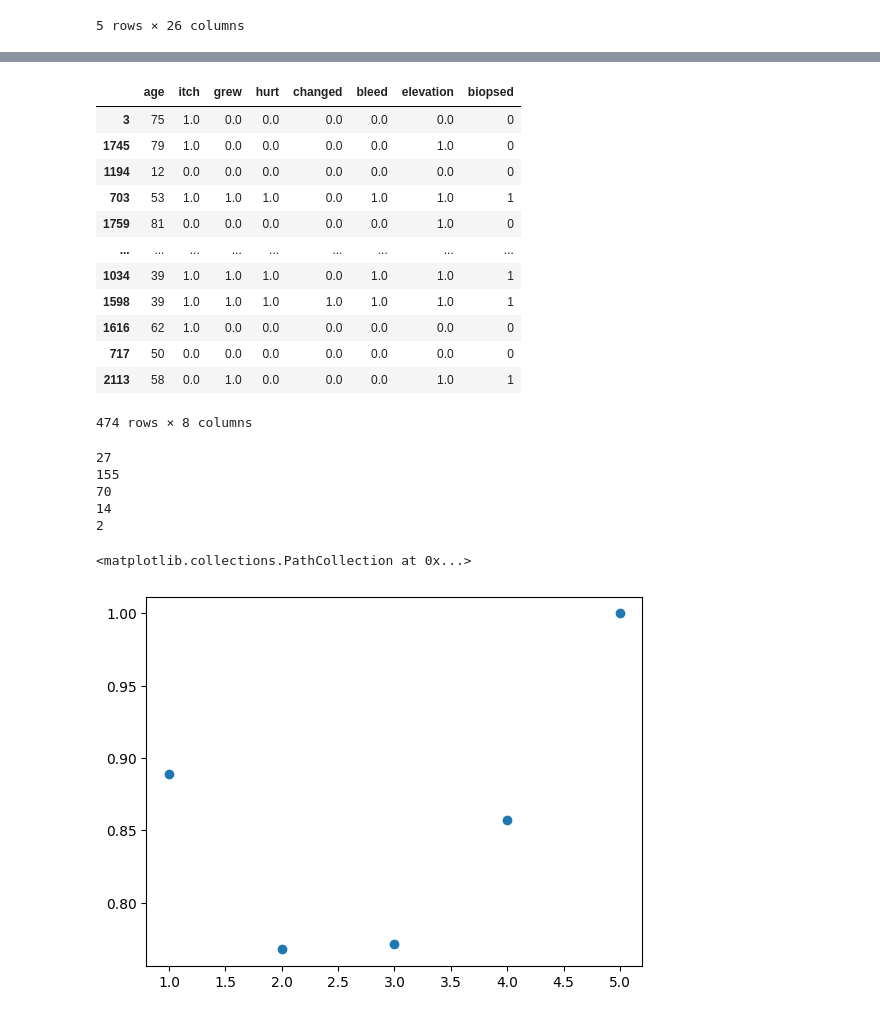
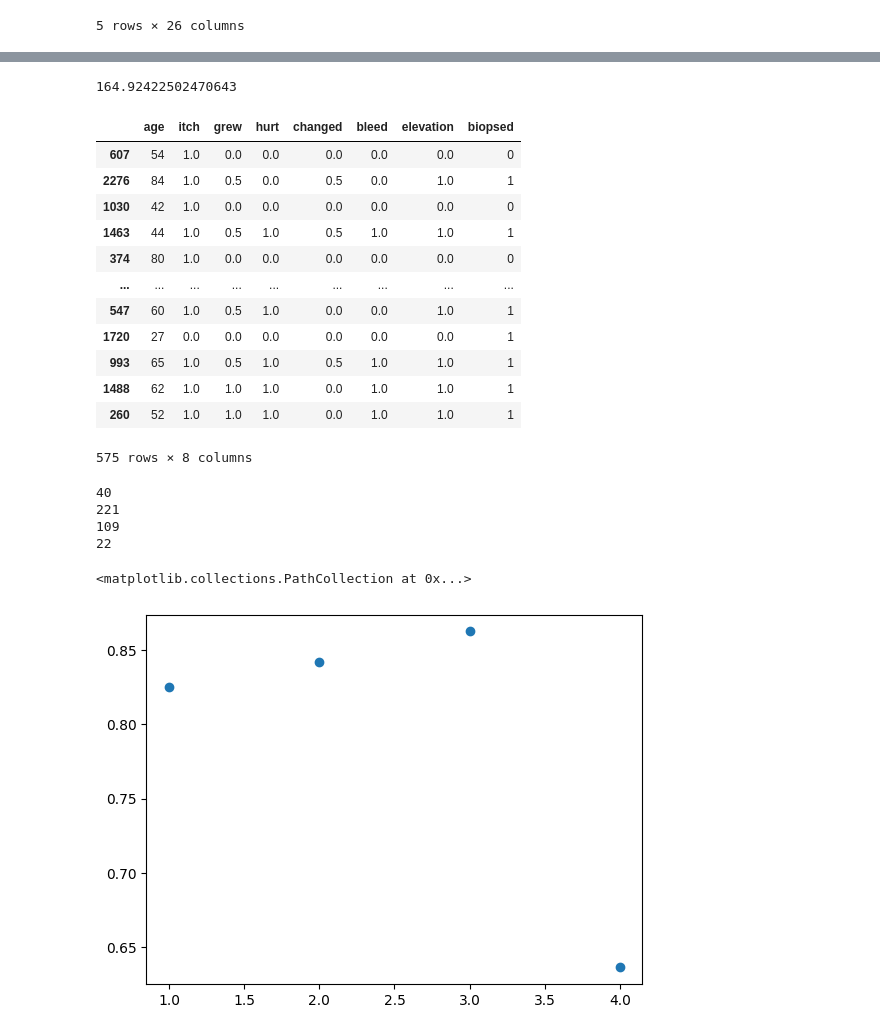
Before and after one commit to krusand/Eksamensprojekt-First-Year-Project, a Jupyter notebook: KNNModel.ipynb, the cells around one changed output, grey strips where cells are left out. Saved outputs shown, nothing was run; the diff lists cells and outputs as text; code cells hidden in the pictures.

```diff
--- a/KNNModel.ipynb
+++ b/KNNModel.ipynb
@@ -26,7 +26,7 @@ df = df.dropna()
 df2 = df2.dropna()
 # %%
 COIbool = ["itch", "grew", "hurt", "changed", "bleed", "elevation", "biopsed"]
-d = {"False": 0, "True": 1, False: 0, True:1, "UNK": None}
+d = {"False": 0, "True": 1, False: 0, True:1, "UNK": 0.5}
 for col in COIbool:
     df2[col] = df2[col].replace(d)
     df[col] = df[col].replace(d)
@@ -74,7 +90,7 @@ X_test
 # %%
 from sklearn.metrics import accuracy_score, roc_auc_score
 
-n_vals = [i for i in range(3,51)]
+n_vals = [i for i in range(1,164)]
 knn_classifiers = []
 
 for i in n_vals:
@@ -117,27 +133,33 @@ ax[1].scatter(n_vals, roc_auc_scores)
+# %%
+import math
+
+4*math.sqrt(1700)
+# %% [output]
+164.92422502470643
 # %%
 y_pred2 = knn_classifiers[2].predict(X_test)
 # %%
 X_test
 # %% [output]
 |  | age | itch | grew | hurt | changed | bleed | elevation | biopsed |
-| 3 | 75 | 1.0 | 0.0 | 0.0 | 0.0 | 0.0 | 0.0 | 0 |
-| 1745 | 79 | 1.0 | 0.0 | 0.0 | 0.0 | 0.0 | 1.0 | 0 |
-| 1194 | 12 | 0.0 | 0.0 | 0.0 | 0.0 | 0.0 | 0.0 | 0 |
-| 703 | 53 | 1.0 | 1.0 | 1.0 | 0.0 | 1.0 | 1.0 | 1 |
-| 1759 | 81 | 0.0 | 0.0 | 0.0 | 0.0 | 0.0 | 1.0 | 0 |
+| 607 | 54 | 1.0 | 0.0 | 0.0 | 0.0 | 0.0 | 0.0 | 0 |
+| 2276 | 84 | 1.0 | 0.5 | 0.0 | 0.5 | 0.0 | 1.0 | 1 |
+| 1030 | 42 | 1.0 | 0.0 | 0.0 | 0.0 | 0.0 | 0.0 | 0 |
+| 1463 | 44 | 1.0 | 0.5 | 1.0 | 0.5 | 1.0 | 1.0 | 1 |
+| 374 | 80 | 1.0 | 0.0 | 0.0 | 0.0 | 0.0 | 0.0 | 0 |
 | ... | ... | ... | ... | ... | ... | ... | ... | ... |
-| 1034 | 39 | 1.0 | 1.0 | 1.0 | 0.0 | 1.0 | 1.0 | 1 |
-| 1598 | 39 | 1.0 | 1.0 | 1.0 | 1.0 | 1.0 | 1.0 | 1 |
-| 1616 | 62 | 1.0 | 0.0 | 0.0 | 0.0 | 0.0 | 0.0 | 0 |
-| 717 | 50 | 0.0 | 0.0 | 0.0 | 0.0 | 0.0 | 0.0 | 0 |
-| 2113 | 58 | 0.0 | 1.0 | 0.0 | 0.0 | 0.0 | 1.0 | 1 |
+| 547 | 60 | 1.0 | 0.5 | 1.0 | 0.0 | 0.0 | 1.0 | 1 |
+| 1720 | 27 | 0.0 | 0.0 | 0.0 | 0.0 | 0.0 | 0.0 | 1 |
+| 993 | 65 | 1.0 | 0.5 | 1.0 | 0.5 | 1.0 | 1.0 | 1 |
+| 1488 | 62 | 1.0 | 1.0 | 1.0 | 0.0 | 1.0 | 1.0 | 1 |
+| 260 | 52 | 1.0 | 1.0 | 1.0 | 0.0 | 1.0 | 1.0 | 1 |
-474 rows × 8 columns
+575 rows × 8 columns
 # %%
 X_test_fits = pd.concat([df2["fitspatrick"], X_test], axis = 1).dropna()
 # %%
 accu = []
 
-for i in range(5):
+for i in range(4):
     x2 = X_test_fits.loc[X_test_fits["fitspatrick"] == i+1]
     y_pred2 = knn_classifiers[2].predict(x2.drop("fitspatrick", axis = 1))
 
@@ -146,13 +168,12 @@ for i in range(5):
     l = [y_test.loc[id] for id in idx]
     accu.append(accuracy_score(l, y_pred2))
 # %% [output]
-27
-155
-70
-14
-2
+40
+221
+109
+22
 # %%
-plt.scatter([1,2,3,4,5], accu)
+plt.scatter([1,2,3,4], accu)
 # %% [output]
 <matplotlib.collections.PathCollection at 0x...>
-[figure, old version]
+[figure, new version]
```
Also changed, not shown: parts of 5 cells of this notebook.
